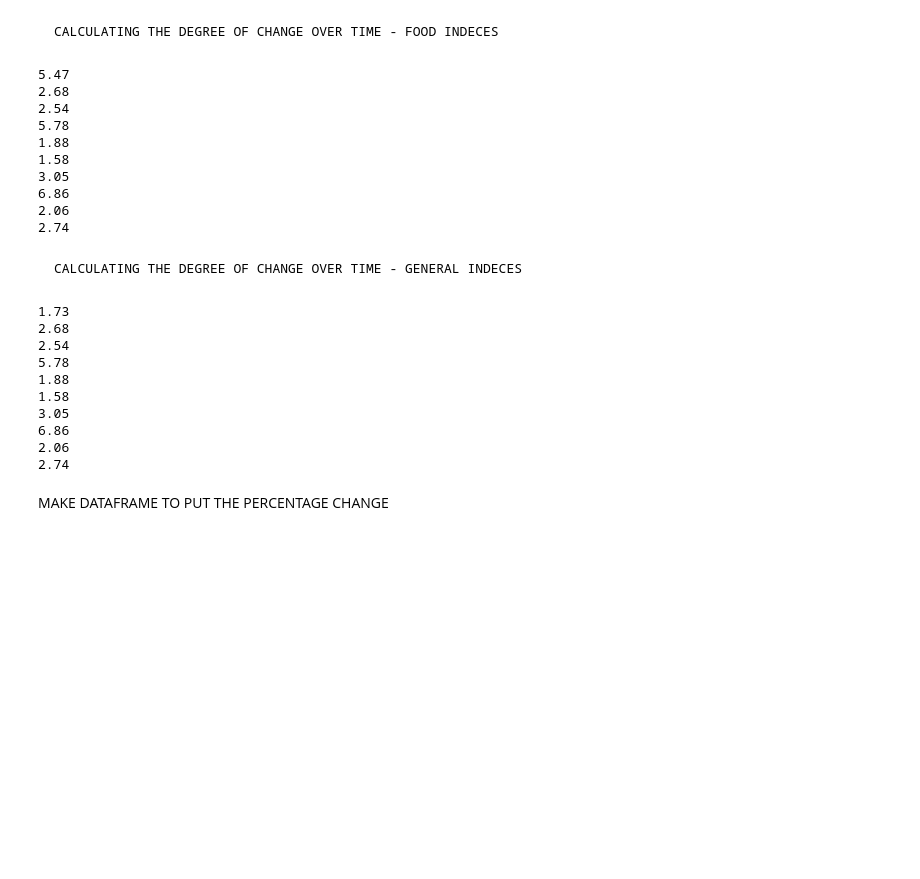
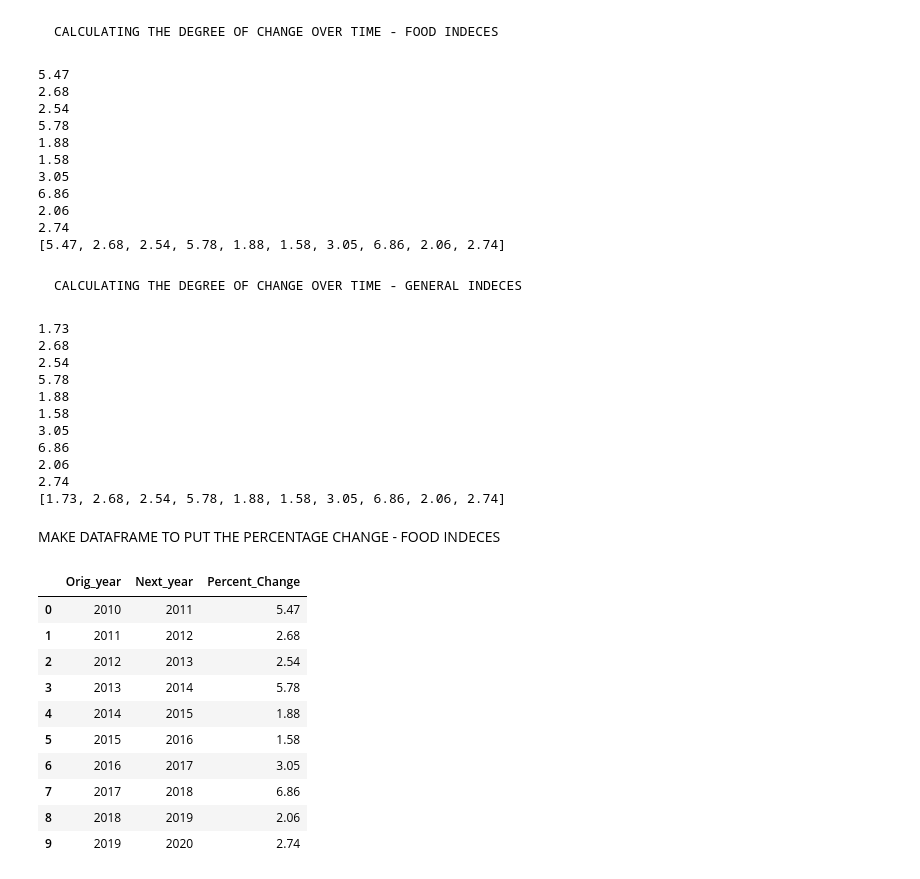
Before and after one commit to equeeuqe/FBA_PROJECT, a Jupyter notebook: project.ipynb, the cells around one changed output. Cells and saved outputs as stored; diff of their text form; code cells hidden in the pictures; blank space fills up the shorter version.

```diff
--- a/project.ipynb
+++ b/project.ipynb
@@ -74,8 +74,7 @@ food_2020 = food.loc[food['Year'] == 2020]
 averageVal11 = round(food_2020['Value'].mean(), 2)
 
 ave_list = [averageVal1, averageVal2, averageVal3,
-    averageVal4, averageVal5, averageVal6, averageVal7,
-    averageVal8, averageVal9, averageVal10, averageVal11]
+    averageVal4, averageVal5, averageVal6, averageVal7, averageVal8, averageVal9, averageVal10, averageVal11]
 year_list = [2010, 2011, 2012, 2013, 2014, 2015, 2016, 2017, 2018, 2019, 2020]
 print(ave_list)
 # %% [output]
@@ -172,7 +171,7 @@ ax.plot(year_list, gen_ave_list, label="buffalo")
     CALCULATING THE DEGREE OF CHANGE OVER TIME - FOOD INDECES
 # %%
 origVal = ave_list[0]
-
+foodfinals = []
 for i in range(1, len(ave_list)):
     newVal = ave_list[i]
 
@@ -190,6 +189,9 @@ for i in range(1, len(ave_list)):
     per_change = round(deci_change*100, 2)
     print(per_change)
     origVal = newVal
+    foodfinals.append(per_change)
+
+print(foodfinals)
 # %% [output]
 5.47
 2.68
@@ -201,11 +203,12 @@ for i in range(1, len(ave_list)):
 6.86
 2.06
 2.74
+[5.47, 2.68, 2.54, 5.78, 1.88, 1.58, 3.05, 6.86, 2.06, 2.74]
 # %% [markdown]
     CALCULATING THE DEGREE OF CHANGE OVER TIME - GENERAL INDECES
 # %%
 origVal = gen_ave_list[0]
-
+genfinals = []
 for i in range(1, len(gen_ave_list)):
     newVal = ave_list[i]
 
@@ -223,6 +226,9 @@ for i in range(1, len(gen_ave_list)):
     per_change = round(deci_change*100, 2)
     print(per_change)
     origVal = newVal
+    genfinals.append(per_change)
+
+print(genfinals)
 # %% [output]
 1.73
 2.68
@@ -234,5 +240,25 @@ for i in range(1, len(gen_ave_list)):
 6.86
 2.06
 2.74
+[1.73, 2.68, 2.54, 5.78, 1.88, 1.58, 3.05, 6.86, 2.06, 2.74]
 # %% [markdown]
-MAKE DATAFRAME TO PUT THE PERCENTAGE CHANGE
+MAKE DATAFRAME TO PUT THE PERCENTAGE CHANGE - FOOD INDECES
+# %%
+year_list_1 = [2010, 2011, 2012, 2013, 2014, 2015, 2016, 2017, 2018, 2019]
+year_list_2 = [2011, 2012, 2013, 2014, 2015, 2016, 2017, 2018, 2019, 2020]
+final_food_df = pd.DataFrame(foodfinals, columns=["Percent_Change"])
+final_food_df.insert(0, "Orig_year", year_list_1, True)
+final_food_df.insert(1, "Next_year", year_list_2, True)
+final_food_df
+# %% [output]
+|  | Orig_year | Next_year | Percent_Change |
+| 0 | 2010 | 2011 | 5.47 |
+| 1 | 2011 | 2012 | 2.68 |
+| 2 | 2012 | 2013 | 2.54 |
+| 3 | 2013 | 2014 | 5.78 |
+| 4 | 2014 | 2015 | 1.88 |
+| 5 | 2015 | 2016 | 1.58 |
+| 6 | 2016 | 2017 | 3.05 |
+| 7 | 2017 | 2018 | 6.86 |
+| 8 | 2018 | 2019 | 2.06 |
+| 9 | 2019 | 2020 | 2.74 |
```
Also changed, not shown: parts of 1 cell of this notebook.
